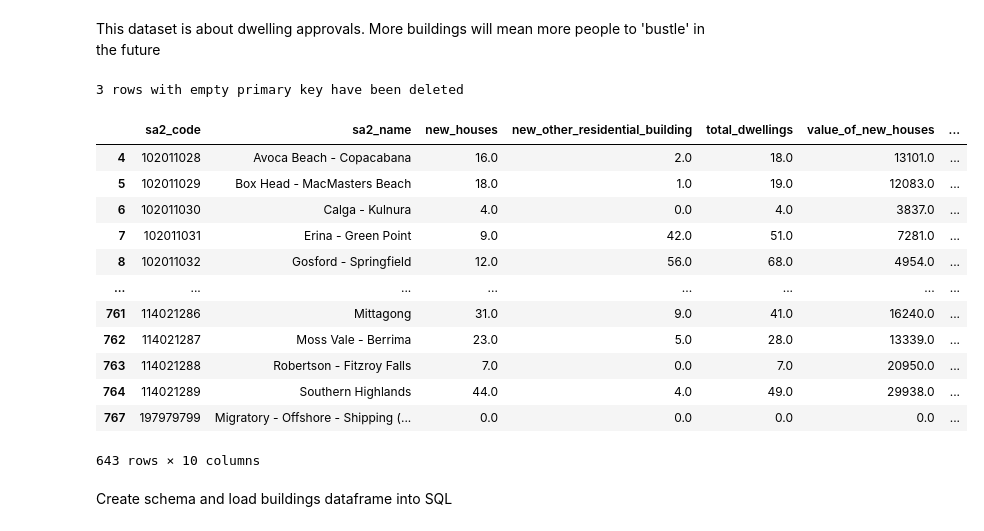
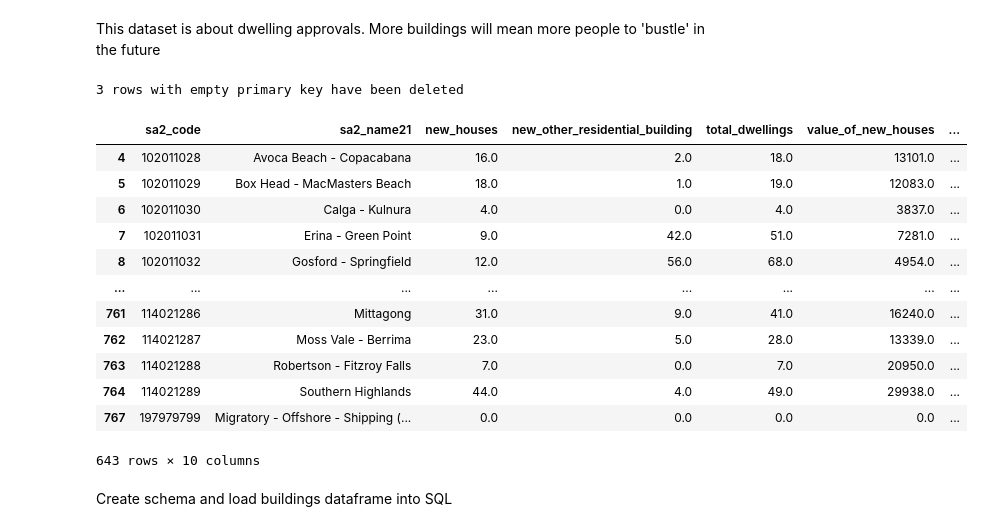
Before and after one commit to YuruYuriFans/DATA2001, a Jupyter notebook: Assignment.ipynb, the cells around one changed output. Drawn from its saved outputs; the diff is of its cells as text; code cells hidden in the pictures.

```diff
--- a/Assignment.ipynb
+++ b/Assignment.ipynb
@@ -1341,35 +1365,38 @@ buildings.rename(columns=column_mapping, inplace=True)
 # Check for missing values in the 'sa2_code' column, as this is the primary key
 missing_sa2_code = buildings['sa2_code'].isnull()
 print (f"{buildings['sa2_code'].isnull().sum()} rows with empty primary key have been deleted")
 buildings = buildings[~missing_sa2_code]
 
 #lower case columns names
 buildings.columns = map(str.lower, buildings.columns)
 
 #delete unnamed or unwanted columns
 buildings = buildings[[col for col in buildings.columns if not col.startswith('unnamed')]]
 buildings = buildings.drop(columns='value of alterations & additions including conversions to residential building')
 
 # Filter the DataFrame to keep only rows where 'sa2_code' has exactly 9 characters
 buildings = buildings[buildings['sa2_code'].apply(len) == 9]
 
 # Convert columns to integer using to_numeric(), safe conversion with errors='coerce'
 columns_to_convert = [
     'sa2_code', 'new_houses', 'new_other_residential_building', 'total_dwellings',
     'value_of_new_houses', 'value_of_new_other_residential_building',
     'value_of_total_residential_building', 'value_of_non_residential_building',
     'value_of_total_building'
 ]
 
 for column in columns_to_convert:
     buildings[column] = pd.to_numeric(buildings[column].str.replace(',', ''), errors='coerce').fillna(0).astype(float)
 
 buildings['sa2_code'] = buildings['sa2_code'].astype(int)
-
+#TODO
+buildings.rename(columns={
+    'sa2_name': 'sa2_name21'
+}, inplace=True)
 buildings
 # %% [output]
 3 rows with empty primary key have been deleted
-|  | sa2_code | sa2_name | new_houses | new_other_residential_building | total_dwellings | value_of_new_houses | ... |
+|  | sa2_code | sa2_name21 | new_houses | new_other_residential_building | total_dwellings | value_of_new_houses | ... |
 | 4 | 102011028 | Avoca Beach - Copacabana | 16.0 | 2.0 | 18.0 | 13101.0 | ... |
 | 5 | 102011029 | Box Head - MacMasters Beach | 18.0 | 1.0 | 19.0 | 12083.0 | ... |
 | 6 | 102011030 | Calga - Kulnura | 4.0 | 0.0 | 4.0 | 3837.0 | ... |
```
Also changed, not shown: parts of 18 cells of this notebook, 1 other file.
